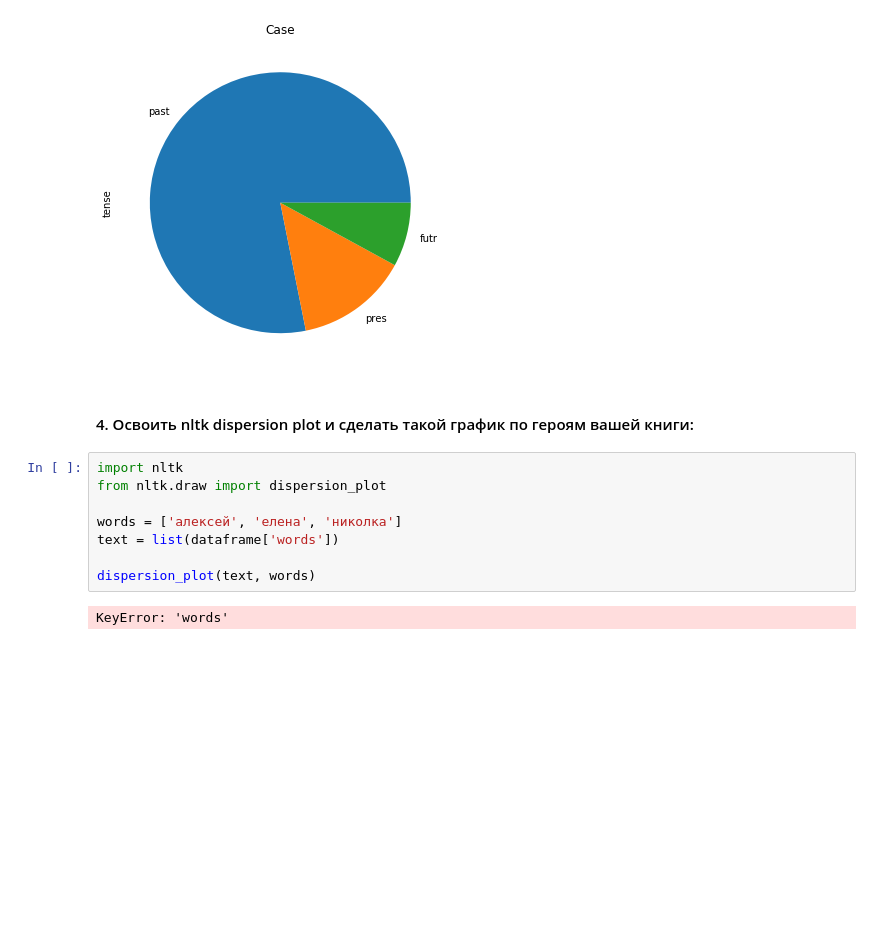
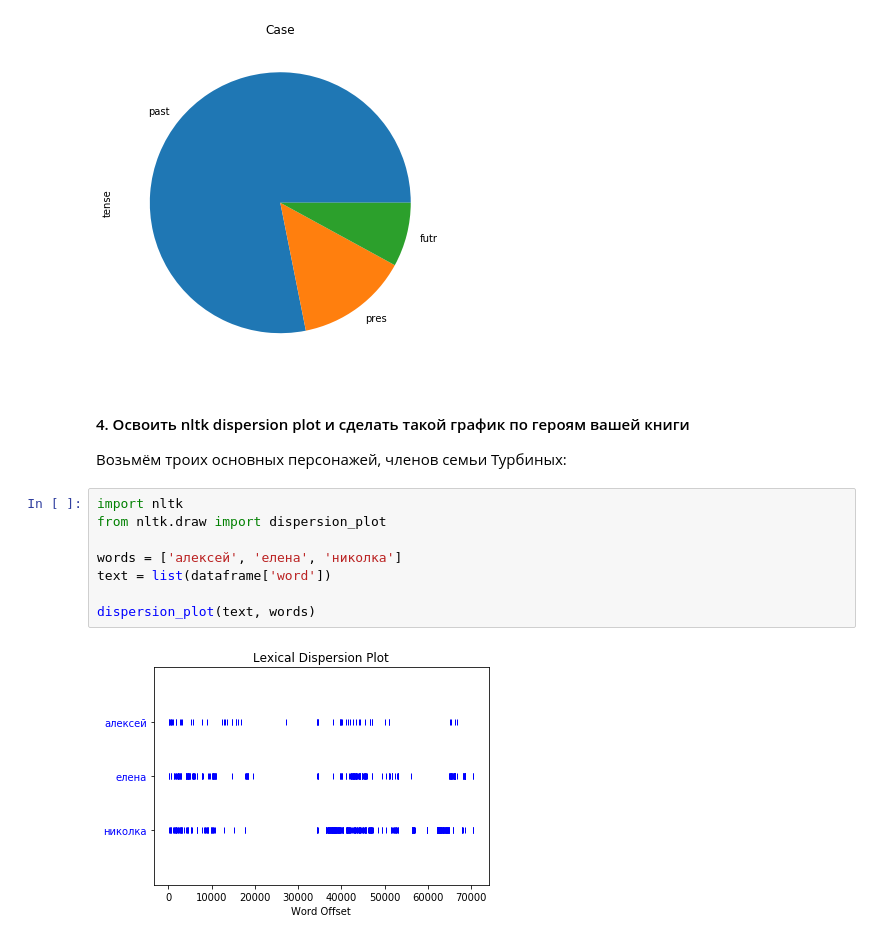
Before and after one commit to aasmirnovaaa/fikl, a Jupyter notebook: hw2/hw2.2.ipynb, the cells around one changed output. Saved outputs shown, nothing was run; the diff lists cells and outputs as text; blank space fills up the shorter version.

```diff
--- a/hw2/hw2.2.ipynb
+++ b/hw2/hw2.2.ipynb
@@ -124,14 +124,15 @@ pyplot.title('Case')
 Text(0.5, 1.0, 'Case')
 [figure]
 # %% [markdown]
-#### 4. Освоить nltk dispersion plot и сделать такой график по героям вашей книги:
+#### 4. Освоить nltk dispersion plot и сделать такой график по героям вашей книги
+Возьмём троих основных персонажей, членов семьи Турбиных:
 # %%
 import nltk
 from nltk.draw import dispersion_plot
 
 words = ['алексей', 'елена', 'николка']
-text = list(dataframe['words'])
+text = list(dataframe['word'])
 
 dispersion_plot(text, words)
 # %% [output]
-KeyError: 'words'
+[figure, added]
```
Also changed, not shown: 3 other files.
